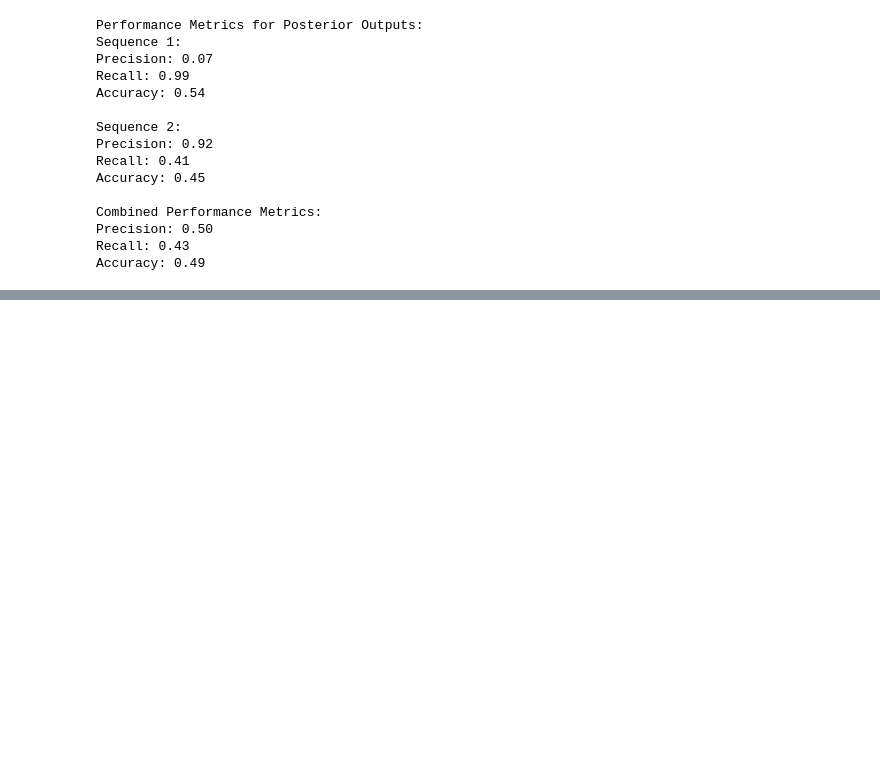
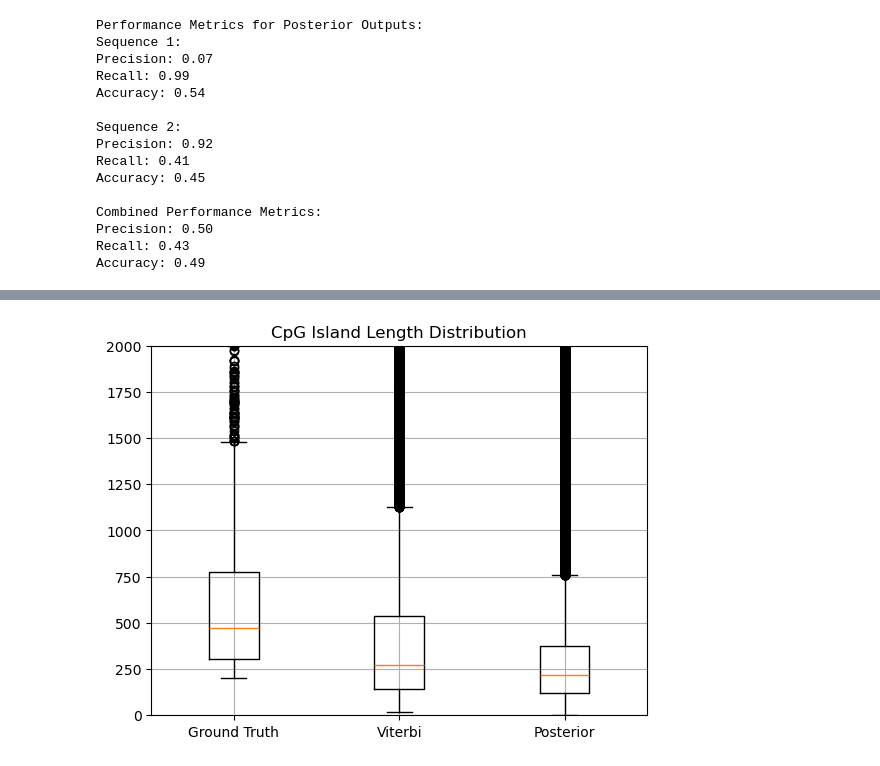
Before and after one commit to KyleCarlo/HMM-application-to-CpG-detection-in-Human-Genome, a Jupyter notebook: Bioinformatics_Ex3.ipynb, the cells around one changed output, grey strips where cells are left out. Drawn from its saved outputs; the diff is of its cells as text; code cells hidden in the pictures; blank space fills up the shorter version.

```diff
--- a/Bioinformatics_Ex3.ipynb
+++ b/Bioinformatics_Ex3.ipynb
@@ -660,0 +698,10 @@ Accuracy: 0.49
+# %%
+islands_lens = [true_islands_len, vit_islands_len, pos_islands_len]
+plt.boxplot(islands_lens)
+plt.title('CpG Island Length Distribution')
+plt.xticks([1, 2, 3], ['Ground Truth', 'Viterbi', 'Posterior'])  # Labeling x-axis
+plt.grid(True)
+plt.ylim(0, 2000)
+plt.show()
+# %% [output]
+[figure, added]
```
Also changed, not shown: parts of 7 cells of this notebook.
